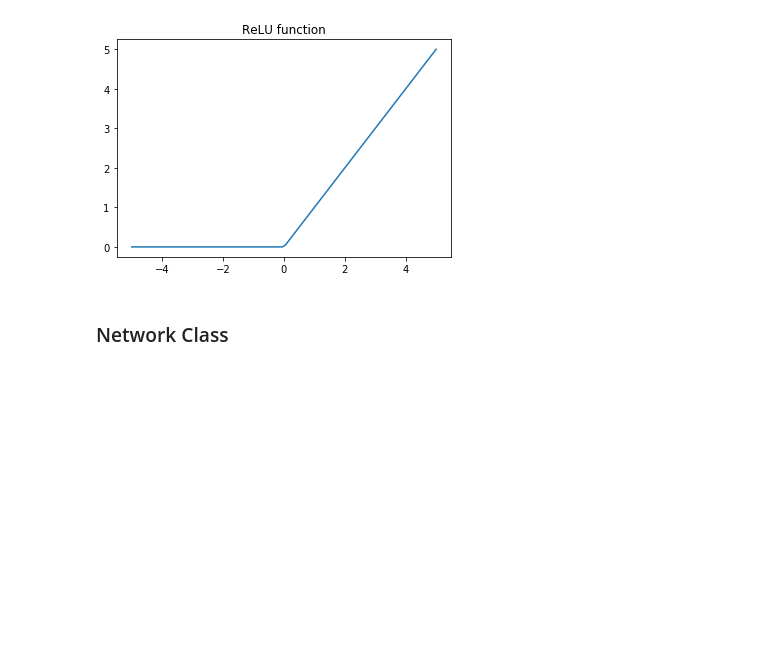
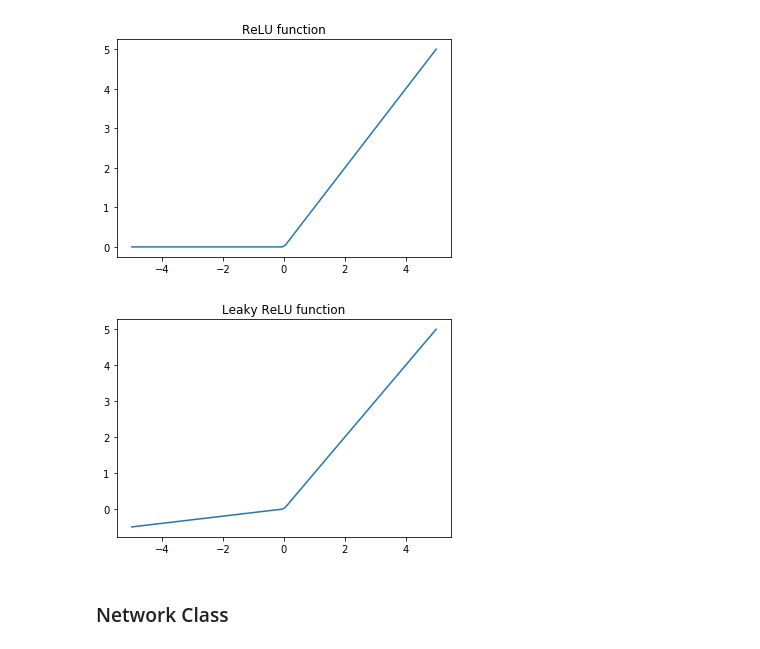
Before and after one commit to Named-Entity-Recognition-Tagging/master, a Jupyter notebook: Neural_Networks.ipynb, the cells around one changed output. Saved outputs shown, nothing was run; the diff lists cells and outputs as text; code cells hidden in the pictures; blank space fills up the shorter version.

```diff
--- a/Neural_Networks.ipynb
+++ b/Neural_Networks.ipynb
@@ -64,3 +63,12 @@ plt.title("ReLU function")
 plt.show()
 # %% [output]
 [figure]
+# %%
+def leaky_relu_real(x):
+    return max(0.1*x,x)
+
+def leaky_relu_derivative_real(x):
+    if x<0:
+        return 0.1
+    else:
+        return 1
@@ -67,3 +87,10 @@ plt.show()
+# %%
+espace = np.linspace(-5,5,100)
+plt.plot(espace, leaky_relu_list(espace))
+plt.title("Leaky ReLU function")
+plt.show()
+# %% [output]
+[figure, added]
 # %%
 class Activation_function(object):
     #Class used for easily choosing the activation function of the network (to be continued)
```
Also changed, not shown: parts of 6 cells of this notebook.
